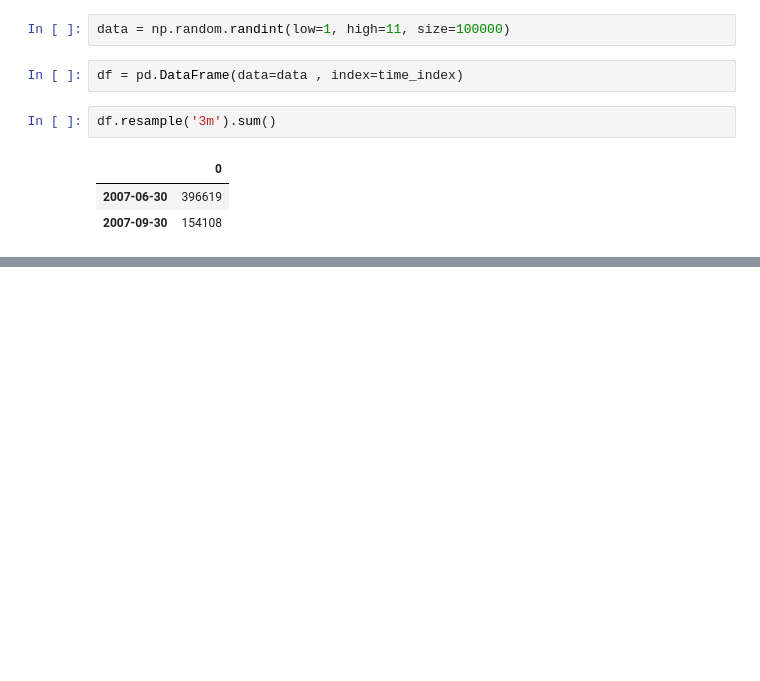
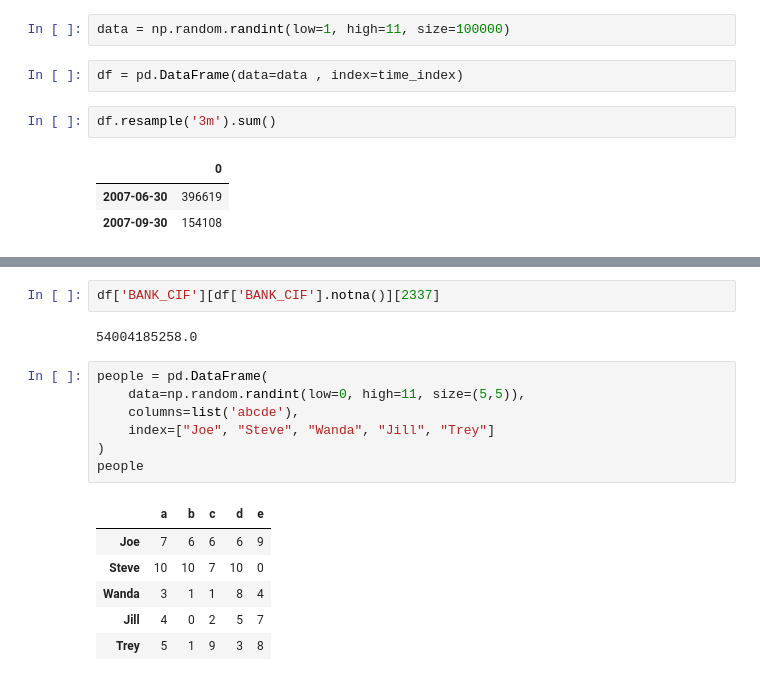
Before and after one commit to abgnpr/learning-datascience, a Jupyter notebook: Playground.ipynb, the cells around one changed output, grey strips where cells are left out. Drawn from its saved outputs; the diff is of its cells as text; blank space fills up the shorter version.

```diff
--- a/Playground.ipynb
+++ b/Playground.ipynb
@@ -26,0 +148,18 @@ df.resample('3m').sum()
+# %%
+df['BANK_CIF'][df['BANK_CIF'].notna()][2337]
+# %% [output]
+54004185258.0
+# %%
+people = pd.DataFrame(
+    data=np.random.randint(low=0, high=11, size=(5,5)),
+    columns=list('abcde'),
+    index=["Joe", "Steve", "Wanda", "Jill", "Trey"]
+)
+people
+# %% [output]
+|  | a | b | c | d | e |
+| Joe | 7 | 6 | 6 | 6 | 9 |
+| Steve | 10 | 10 | 7 | 10 | 0 |
+| Wanda | 3 | 1 | 1 | 8 | 4 |
+| Jill | 4 | 0 | 2 | 5 | 7 |
+| Trey | 5 | 1 | 9 | 3 | 8 |
```
Also changed, not shown: parts of 21 cells of this notebook, 2 other files.
